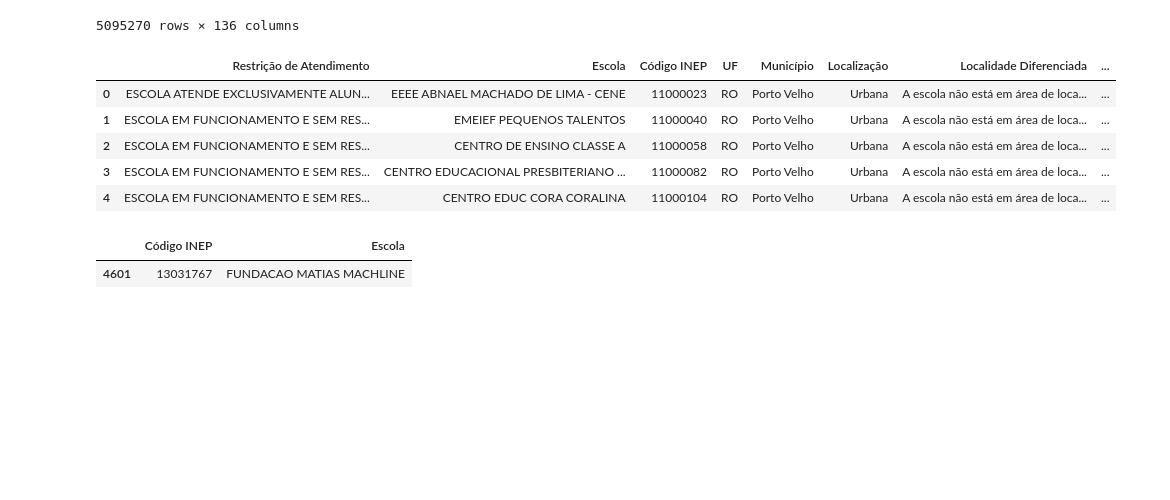
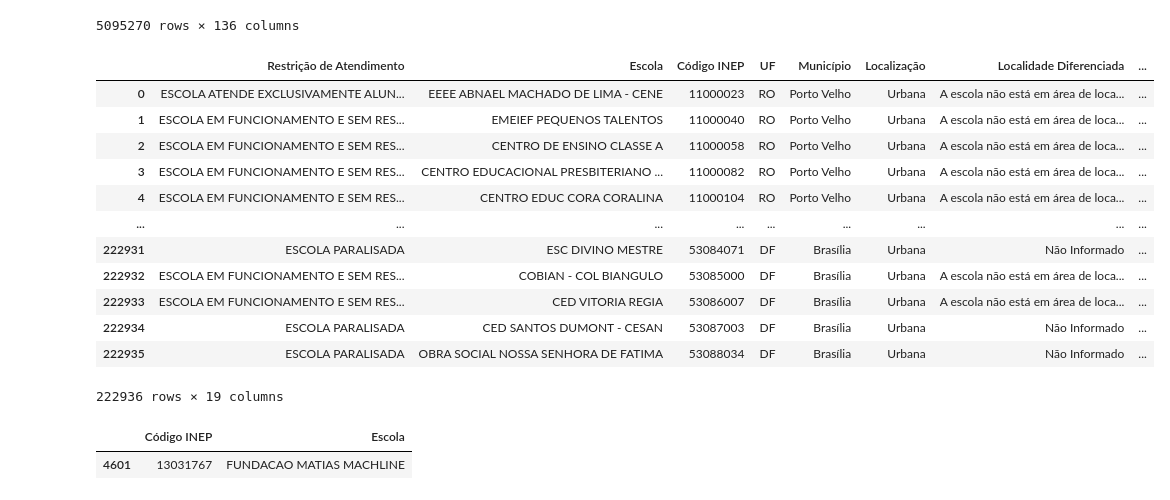
Before and after one commit to paulordie/aquis-preproc-explo-dados, a Jupyter notebook: projeto-enem-pcorrea.ipynb, the cells around one changed output. Drawn from its saved outputs; the diff is of its cells as text; code cells hidden in the pictures; blank space fills up the shorter version.

```diff
--- a/projeto-enem-pcorrea.ipynb
+++ b/projeto-enem-pcorrea.ipynb
@@ -80,14 +80,21 @@ cols = microdados_enem2019.columns.tolist()
 # %%
 escolas = pd.read_csv('../escolas.csv',sep=';',encoding='utf-8')
 # %%
-escolas.head()
+escolas
 # %% [output]
 |  | Restrição de Atendimento | Escola | Código INEP | UF | Município | Localização | Localidade Diferenciada | ... |
 | 0 | ESCOLA ATENDE EXCLUSIVAMENTE ALUN... | EEEE ABNAEL MACHADO DE LIMA - CENE | 11000023 | RO | Porto Velho | Urbana | A escola não está em área de loca... | ... |
 | 1 | ESCOLA EM FUNCIONAMENTO E SEM RES... | EMEIEF PEQUENOS TALENTOS | 11000040 | RO | Porto Velho | Urbana | A escola não está em área de loca... | ... |
 | 2 | ESCOLA EM FUNCIONAMENTO E SEM RES... | CENTRO DE ENSINO CLASSE A | 11000058 | RO | Porto Velho | Urbana | A escola não está em área de loca... | ... |
 | 3 | ESCOLA EM FUNCIONAMENTO E SEM RES... | CENTRO EDUCACIONAL PRESBITERIANO ... | 11000082 | RO | Porto Velho | Urbana | A escola não está em área de loca... | ... |
 | 4 | ESCOLA EM FUNCIONAMENTO E SEM RES... | CENTRO EDUC CORA CORALINA | 11000104 | RO | Porto Velho | Urbana | A escola não está em área de loca... | ... |
+| ... | ... | ... | ... | ... | ... | ... | ... | ... |
+| 222931 | ESCOLA PARALISADA | ESC DIVINO MESTRE | 53084071 | DF | Brasília | Urbana | Não Informado | ... |
+| 222932 | ESCOLA EM FUNCIONAMENTO E SEM RES... | COBIAN - COL BIANGULO | 53085000 | DF | Brasília | Urbana | A escola não está em área de loca... | ... |
+| 222933 | ESCOLA EM FUNCIONAMENTO E SEM RES... | CED VITORIA REGIA | 53086007 | DF | Brasília | Urbana | A escola não está em área de loca... | ... |
+| 222934 | ESCOLA PARALISADA | CED SANTOS DUMONT - CESAN | 53087003 | DF | Brasília | Urbana | Não Informado | ... |
+| 222935 | ESCOLA PARALISADA | OBRA SOCIAL NOSSA SENHORA DE FATIMA | 53088034 | DF | Brasília | Urbana | Não Informado | ... |
+222936 rows × 19 columns
 # %%
 cod_nome_escola = escolas[['Código INEP','Escola']]
 # %%
```
Also changed, not shown: parts of 22 cells of this notebook.
